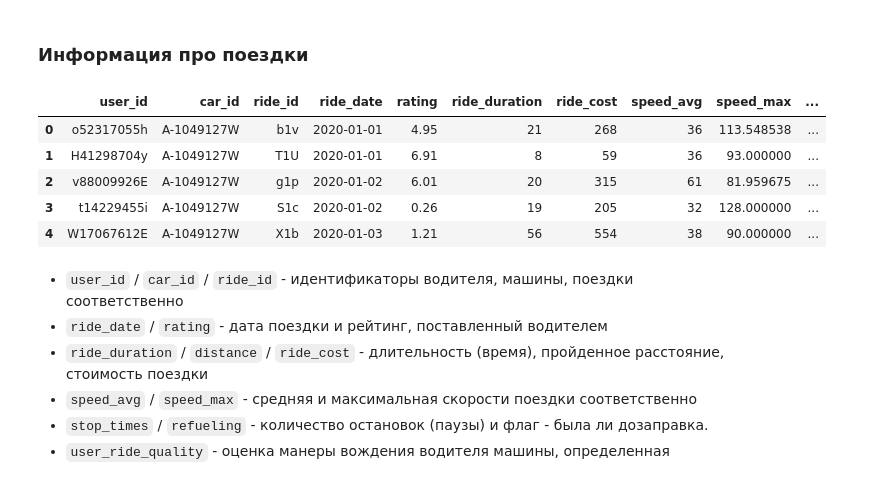
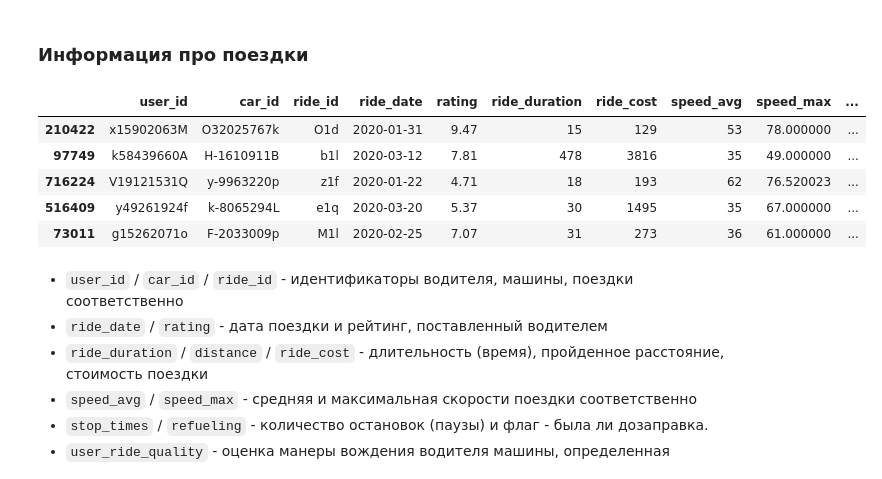
Before and after one commit to a-milenkin/MIPT_CDS, a Jupyter notebook: mipt_cds.ipynb, the cells around one changed output. Saved outputs shown, nothing was run; the diff lists cells and outputs as text; code cells hidden in the pictures.

```diff
--- a/mipt_cds.ipynb
+++ b/mipt_cds.ipynb
@@ -61,14 +63,14 @@ car_train.head()
 ### Информация про поездки
 # %%
 rides_info = pd.read_csv('https://raw.githubusercontent.com/a-milenkin/Competitive_Data_Science/main/data/rides_info.csv')
-rides_info.head()
+rides_info.sample(5)
 # %% [output]
 |  | user_id | car_id | ride_id | ride_date | rating | ride_duration | ride_cost | speed_avg | speed_max | ... |
-| 0 | o52317055h | A-1049127W | b1v | 2020-01-01 | 4.95 | 21 | 268 | 36 | 113.548538 | ... |
-| 1 | H41298704y | A-1049127W | T1U | 2020-01-01 | 6.91 | 8 | 59 | 36 | 93.000000 | ... |
-| 2 | v88009926E | A-1049127W | g1p | 2020-01-02 | 6.01 | 20 | 315 | 61 | 81.959675 | ... |
-| 3 | t14229455i | A-1049127W | S1c | 2020-01-02 | 0.26 | 19 | 205 | 32 | 128.000000 | ... |
-| 4 | W17067612E | A-1049127W | X1b | 2020-01-03 | 1.21 | 56 | 554 | 38 | 90.000000 | ... |
+| 210422 | x15902063M | O32025767k | O1d | 2020-01-31 | 9.47 | 15 | 129 | 53 | 78.000000 | ... |
+| 97749 | k58439660A | H-1610911B | b1l | 2020-03-12 | 7.81 | 478 | 3816 | 35 | 49.000000 | ... |
+| 716224 | V19121531Q | y-9963220p | z1f | 2020-01-22 | 4.71 | 18 | 193 | 62 | 76.520023 | ... |
+| 516409 | y49261924f | k-8065294L | e1q | 2020-03-20 | 5.37 | 30 | 1495 | 35 | 67.000000 | ... |
+| 73011 | g15262071o | F-2033009p | M1l | 2020-02-25 | 7.07 | 31 | 273 | 36 | 61.000000 | ... |
 # %% [markdown]
 - `user_id` / `car_id` / `ride_id` - идентификаторы водителя, машины, поездки соответственно
 - `ride_date` / `rating` - дата поездки и рейтинг, поставленный водителем
```
Also changed, not shown: parts of 72 cells of this notebook, 42 other files.
